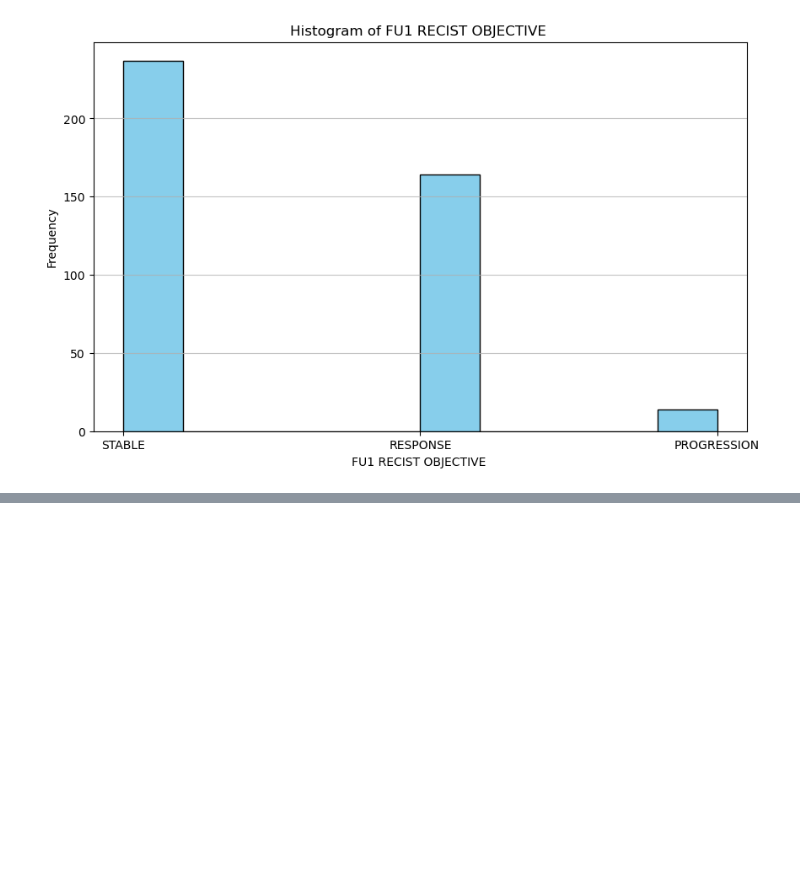
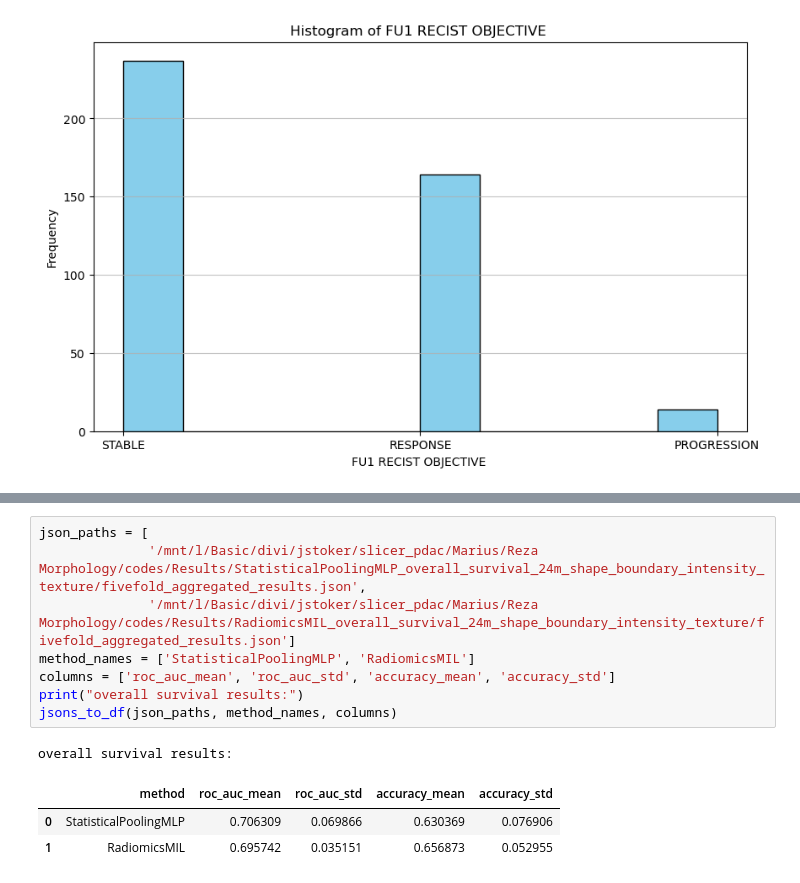
Before and after one commit to rezakarimzadeh/crlm, a Jupyter notebook: notebooks/available_data_statistics.ipynb, the cells around one changed output, grey strips where cells are left out. Cells and saved outputs as stored; diff of their text form; blank space fills up the shorter version.

```diff
--- a/notebooks/available_data_statistics.ipynb
+++ b/notebooks/available_data_statistics.ipynb
@@ -117,0 +152,13 @@ plot_histogram(filtered_by_segmentation, 'FU1 RECIST OBJECTIVE ', bins=10)
+# %%
+json_paths = [
+              '/mnt/l/Basic/divi/jstoker/slicer_pdac/Marius/Reza Morphology/codes/Results/StatisticalPoolingMLP_overall_survival_24m_shape_boundary_intensity_texture/fivefold_aggregated_results.json',
+              '/mnt/l/Basic/divi/jstoker/slicer_pdac/Marius/Reza Morphology/codes/Results/RadiomicsMIL_overall_survival_24m_shape_boundary_intensity_texture/fivefold_aggregated_results.json']
+method_names = ['StatisticalPoolingMLP', 'RadiomicsMIL']
+columns = ['roc_auc_mean', 'roc_auc_std', 'accuracy_mean', 'accuracy_std']
+print("overall survival results:")
+jsons_to_df(json_paths, method_names, columns)
+# %% [output]
+overall survival results:
+|  | method | roc_auc_mean | roc_auc_std | accuracy_mean | accuracy_std |
+| 0 | StatisticalPoolingMLP | 0.706309 | 0.069866 | 0.630369 | 0.076906 |
+| 1 | RadiomicsMIL | 0.695742 | 0.035151 | 0.656873 | 0.052955 |
```
Also changed, not shown: parts of 2 cells of this notebook, 7 other files.
